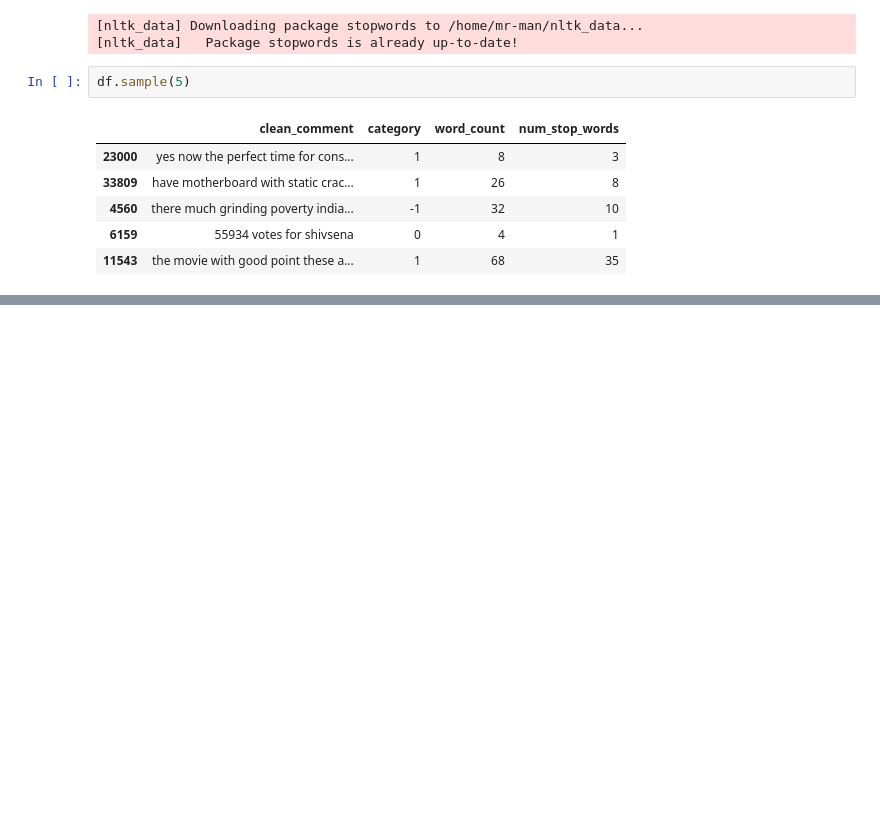
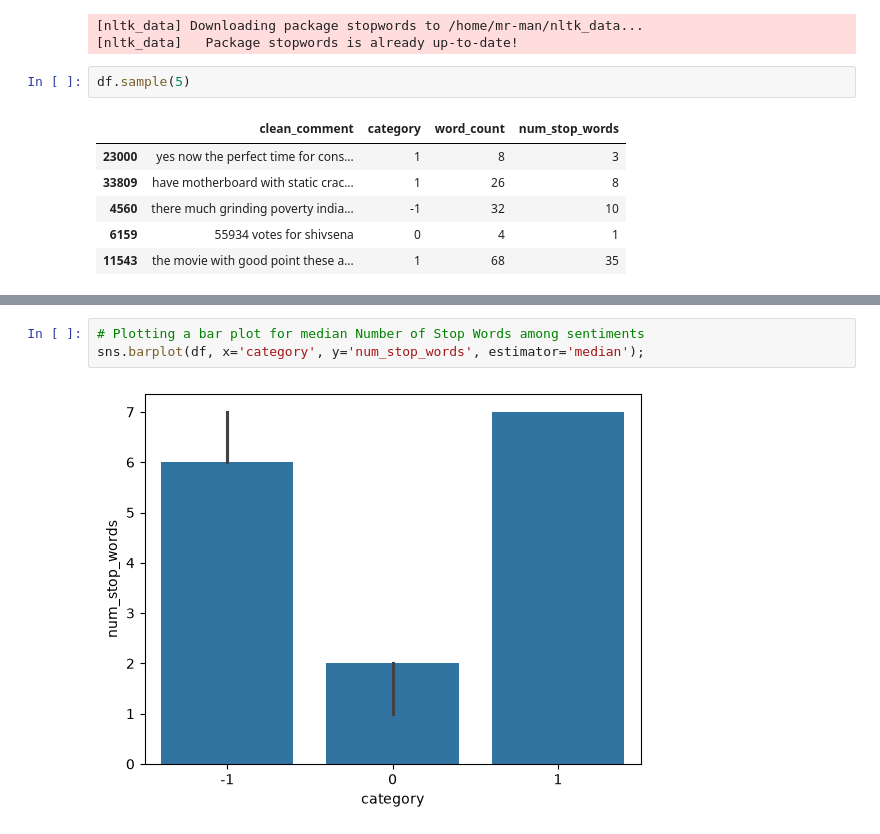
Before and after one commit to HerbertNtim/data-science-lab, a Jupyter notebook: jupyter_works/youtube-sentiment/notebooks/1_Preprocessing_&_EDA.ipynb, the cells around one changed output, grey strips where cells are left out. Saved outputs shown, nothing was run; the diff lists cells and outputs as text; blank space fills up the shorter version.

```diff
--- a/jupyter_works/youtube-sentiment/notebooks/1_Preprocessing_&_EDA.ipynb
+++ b/jupyter_works/youtube-sentiment/notebooks/1_Preprocessing_&_EDA.ipynb
@@ -380,0 +435,5 @@ df.sample(5)
+# %%
+# Plotting a bar plot for median Number of Stop Words among sentiments
+sns.barplot(df, x='category', y='num_stop_words', estimator='median');
+# %% [output]
+[figure, added]
```
Also changed, not shown: parts of 5 cells of this notebook.
